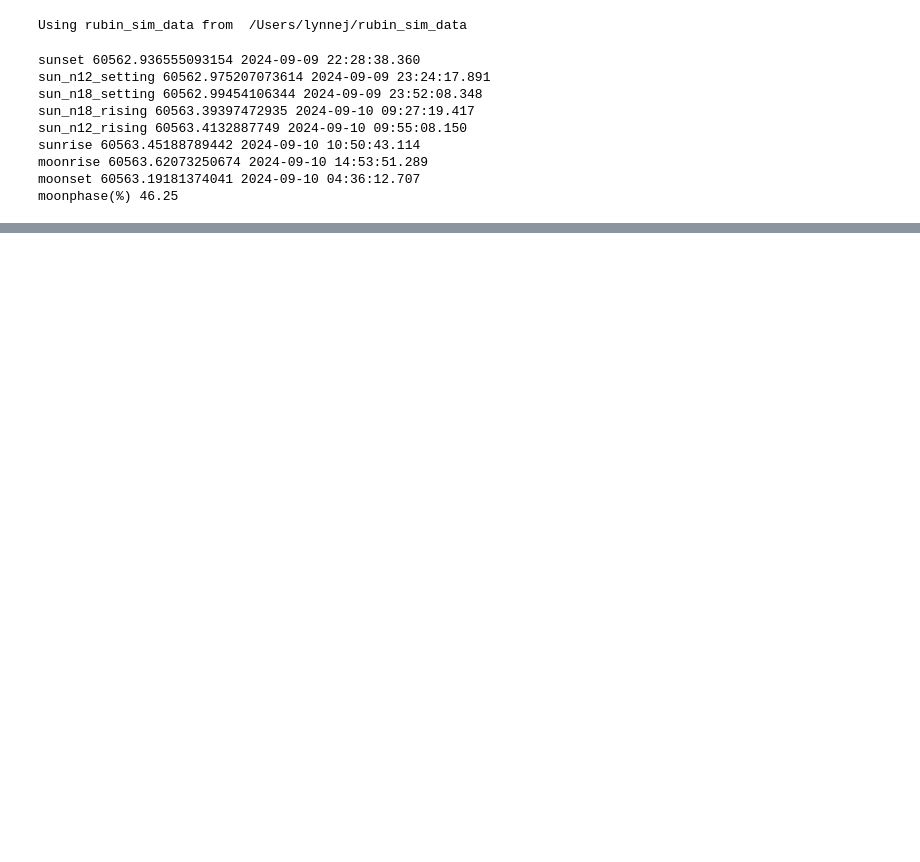
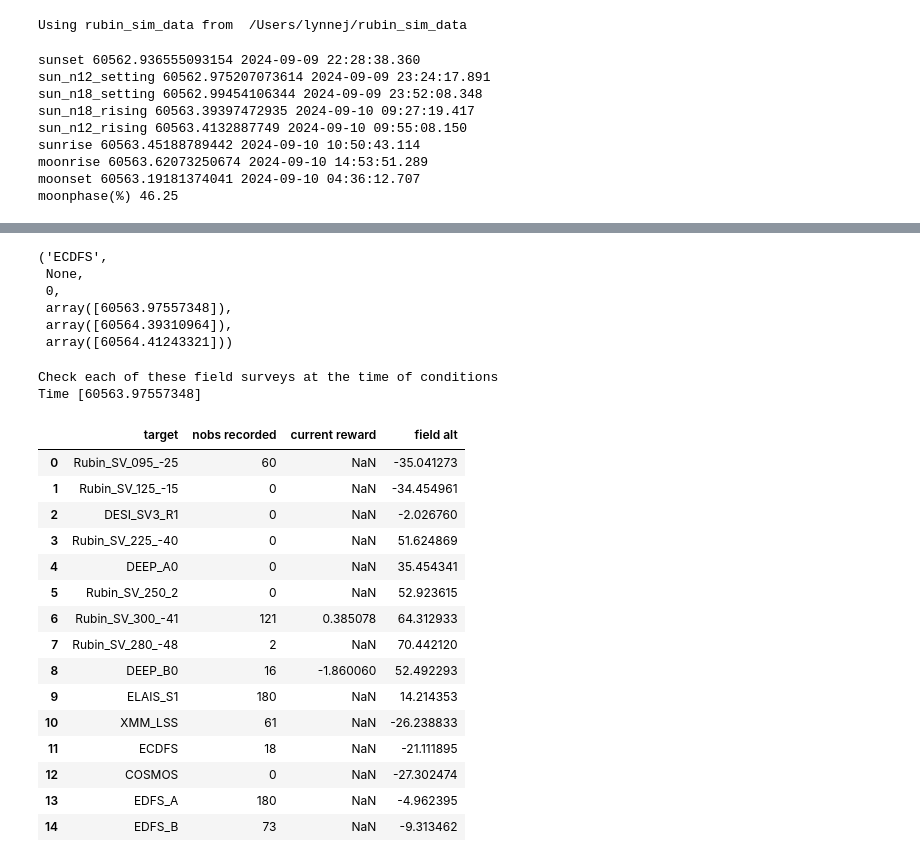
Before and after one commit to rhiannonlynne/ops_rehearsal_commissioning_2024, a Jupyter notebook: ComCam_Sims.ipynb, the cells around one changed output, grey strips where cells are left out. Drawn from its saved outputs; the diff is of its cells as text; code cells hidden in the pictures; blank space fills up the shorter version.

```diff
--- a/ComCam_Sims.ipynb
+++ b/ComCam_Sims.ipynb
@@ -118,7 +102,0 @@ observatory = ModelObservatory(mjd=mjd_now,
-# %%
-# So you can see the state of the model observatory at any time ..
-# Note that changing the time here, also advances the time for the observatory, which will advance it for the Scheduler
-observatory.mjd = night_info['sun_n18_setting']
-conditions = observatory.return_conditions()
-
-conditions.mounted_filters
@@ -644,0 +283,6 @@ from rubin_scheduler.scheduler import sim_runner
+# %%
+new_observatory = get_model_observatory(dayobs)
+scheduler, filter_scheduler = get_comcam_schedulers()
+new_observatory = update_model_observatory_sunset(new_observatory, filter_scheduler)
+conditions = new_observatory.return_conditions()
+conditions.mjd, conditions.sun_n18_setting
@@ -644,0 +408,42 @@ from rubin_scheduler.scheduler import sim_runner
+# %%
+# We see that the time is well before sunrise, and the surveys are requesting an observation .. but the observation is not valid
+conditions = observatory.return_conditions()
+desired_obs[0]['note'], completed_obs, len(scheduler.queue), conditions.mjd, conditions.sun_n18_rising, conditions.sun_n12_rising
+# %% [output]
+('ECDFS',
+ None,
+ 0,
+ array([60563.97557348]),
+ array([60564.39310964]),
+ array([60564.41243321]))
+# %%
+observatory.mjd
+print("Check each of these field surveys at the time of conditions")
+print("Time", observatory.mjd)
+
+df = []
+for s in scheduler.survey_lists[0]:
+    reward = s.calc_reward_function(conditions)
+    field_alt = conditions.alt[s.indx]
+    obs = s.generate_observations(conditions)
+    df.append([s.survey_name, s.extra_features['ObsRecord'](), reward, np.degrees(field_alt)])
+pd.DataFrame(df, columns=['target', 'nobs recorded', 'current reward', 'field alt'])
+# %% [output]
+Check each of these field surveys at the time of conditions
+Time [60563.97557348]
+|  | target | nobs recorded | current reward | field alt |
+| 0 | Rubin_SV_095_-25 | 60 | NaN | -35.041273 |
+| 1 | Rubin_SV_125_-15 | 0 | NaN | -34.454961 |
+| 2 | DESI_SV3_R1 | 0 | NaN | -2.026760 |
+| 3 | Rubin_SV_225_-40 | 0 | NaN | 51.624869 |
+| 4 | DEEP_A0 | 0 | NaN | 35.454341 |
+| 5 | Rubin_SV_250_2 | 0 | NaN | 52.923615 |
+| 6 | Rubin_SV_300_-41 | 121 | 0.385078 | 64.312933 |
+| 7 | Rubin_SV_280_-48 | 2 | NaN | 70.442120 |
+| 8 | DEEP_B0 | 16 | -1.860060 | 52.492293 |
+| 9 | ELAIS_S1 | 180 | NaN | 14.214353 |
+| 10 | XMM_LSS | 61 | NaN | -26.238833 |
+| 11 | ECDFS | 18 | NaN | -21.111895 |
+| 12 | COSMOS | 0 | NaN | -27.302474 |
+| 13 | EDFS_A | 180 | NaN | -4.962395 |
+| 14 | EDFS_B | 73 | NaN | -9.313462 |
```
Also changed, not shown: parts of 28 cells of this notebook.
